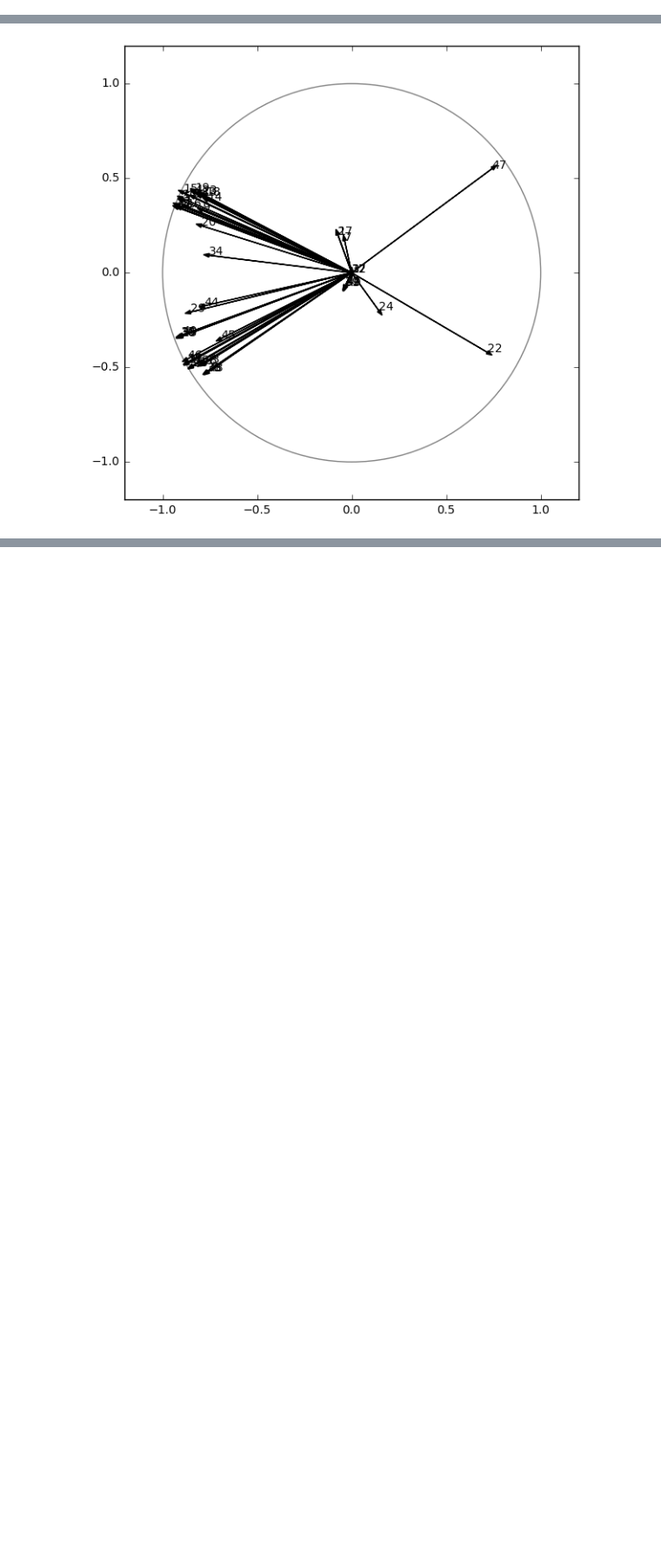
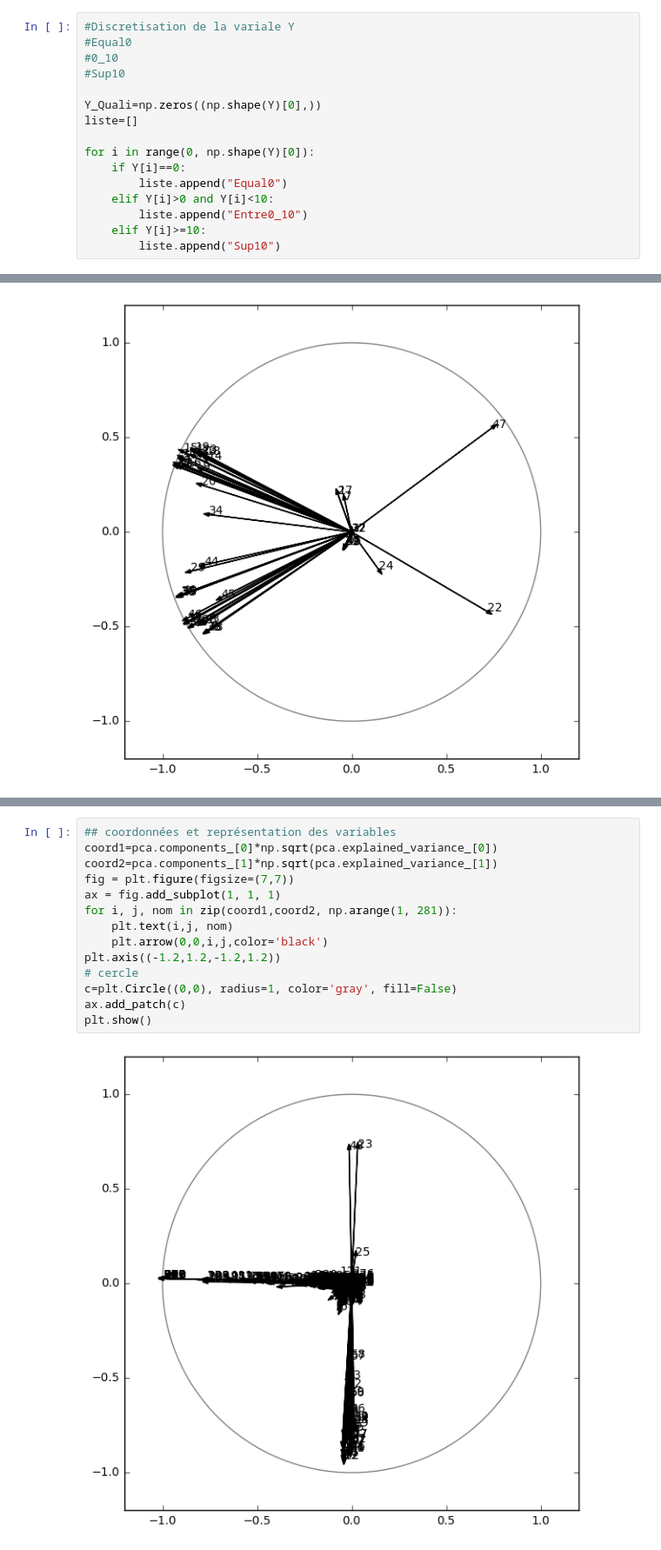
Before and after one commit to LilianBeuneche/Donnees, a Jupyter notebook: Projet 5GMM Python.ipynb, the cells around one changed output, grey strips where cells are left out. Shown: that part at 87% size. Saved outputs shown, nothing was run; the diff lists cells and outputs as text; blank space fills up the shorter version.

```diff
--- a/Projet 5GMM Python.ipynb
+++ b/Projet 5GMM Python.ipynb
@@ -128,2 +128,18 @@ plt.show()
+# %%
+#Discretisation de la variale Y
+#Equal0
+#0_10
+#Sup10
+
+Y_Quali=np.zeros((np.shape(Y)[0],))
+liste=[]
+
+for i in range(0, np.shape(Y)[0]):
+    if Y[i]==0:
+        liste.append("Equal0")
+    elif Y[i]>0 and Y[i]<10:
+        liste.append("Entre0_10")
+    elif Y[i]>=10:
+        liste.append("Sup10")
 # %% [markdown]
 ## Les mots présents
@@ -247,0 +319,16 @@ plt.show()
+# %%
+## coordonnées et représentation des variables
+coord1=pca.components_[0]*np.sqrt(pca.explained_variance_[0])
+coord2=pca.components_[1]*np.sqrt(pca.explained_variance_[1])
+fig = plt.figure(figsize=(7,7))
+ax = fig.add_subplot(1, 1, 1)
+for i, j, nom in zip(coord1,coord2, np.arange(1, 281)):
+    plt.text(i,j, nom)
+    plt.arrow(0,0,i,j,color='black')
+plt.axis((-1.2,1.2,-1.2,1.2))
+# cercle
+c=plt.Circle((0,0), radius=1, color='gray', fill=False)
+ax.add_patch(c)
+plt.show()
+# %% [output]
+[figure, added]
```
Also changed, not shown: parts of 21 cells of this notebook.
